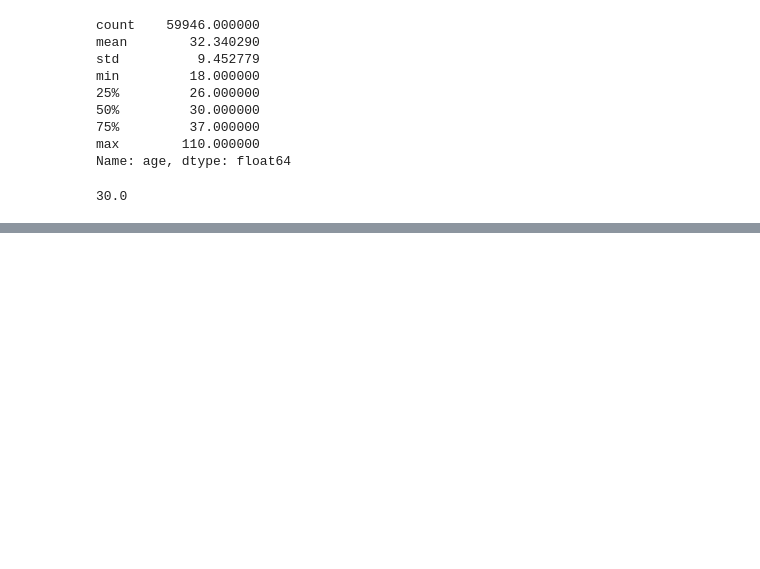
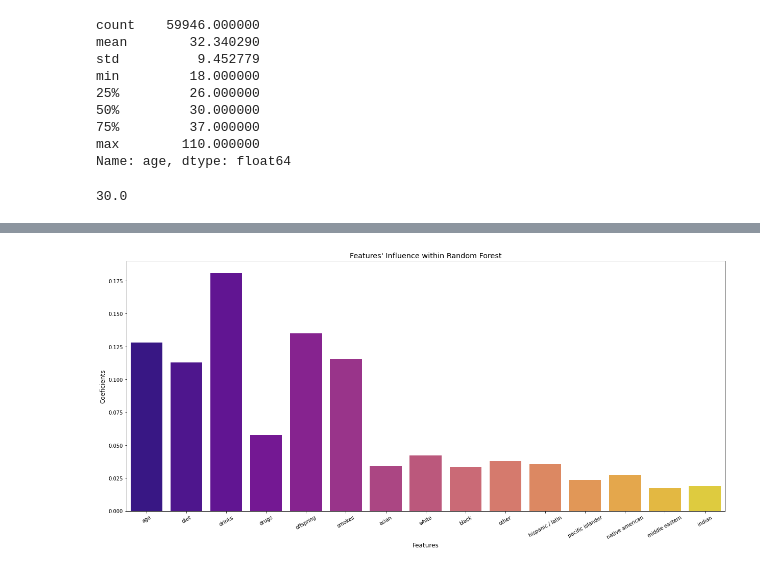
Before and after one commit to 3quetra/portfolio, a Jupyter notebook: ml/supervised_learning/dating_app_profiles_analysis.ipynb, the cells around one changed output, grey strips where cells are left out. Cells and saved outputs as stored; diff of their text form; code cells hidden in the pictures; blank space fills up the shorter version.

```diff
--- a/ml/supervised_learning/dating_app_profiles_analysis.ipynb
+++ b/ml/supervised_learning/dating_app_profiles_analysis.ipynb
@@ -197,0 +346,6 @@ TBC
+# %%
+visualise_barchart(
+    forest_r.feature_names_in_,
+    forest_r.feature_importances_)
+# %% [output]
+[figure, added]
```
Also changed, not shown: parts of 19 cells of this notebook.
